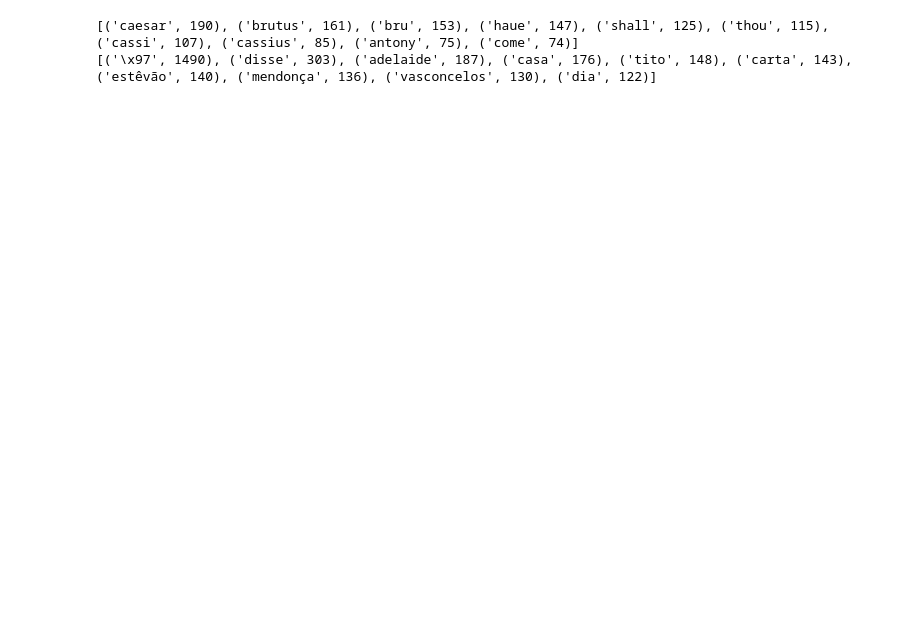
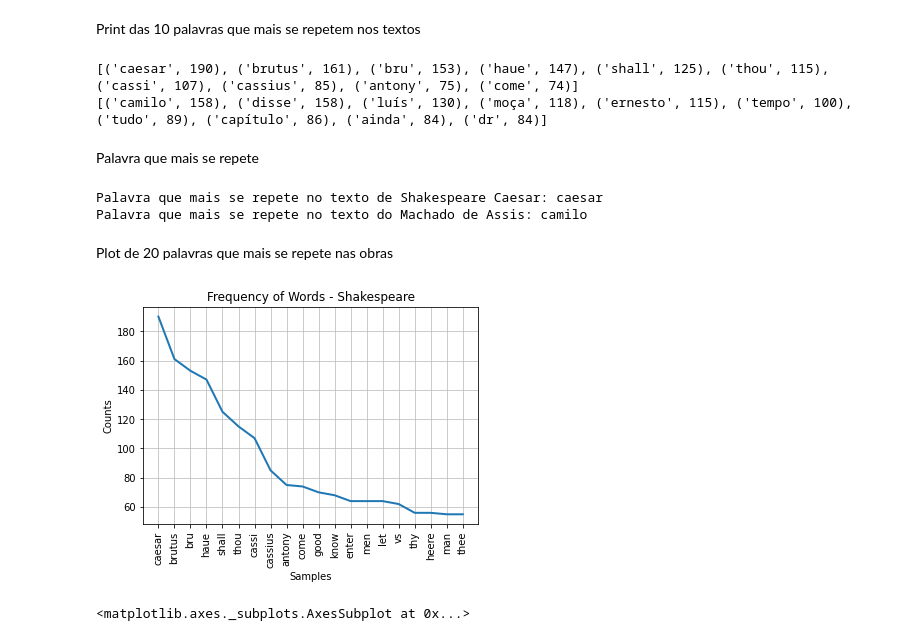
Before and after one commit to Wiryco/Natural-Language-Analysis-And-Processing, a Jupyter notebook: natural_language_analysis_and_processin.ipynb, the cells around one changed output. Drawn from its saved outputs; the diff is of its cells as text; code cells hidden in the pictures; blank space fills up the shorter version.

```diff
--- a/natural_language_analysis_and_processin.ipynb
+++ b/natural_language_analysis_and_processin.ipynb
@@ -33,8 +29,9 @@ def processing_text(str_text, _stopwords):
   for i in string.punctuation:
     str_text = str_text.lower().replace(i, '')
 
-  text_format = str_text.replace('\n', ' ').split(' ')
+    text_format = str_text.replace('\n', ' ').replace('\x97', '').split(' ')
+    #text_format = str_text.split(' ')
 
-  no_stopwords = [words for words in text_format if words not in _stopwords]
+    no_stopwords = [words for words in text_format if words not in _stopwords]
 
-  return(' '.join(no_stopwords))
+    return(' '.join(no_stopwords))
@@ -41,6 +40,6 @@ def processing_text(str_text, _stopwords):
 # %%
 shakespeare_caesar = nltk.corpus.gutenberg.raw('shakespeare-caesar.txt')
-obra_machado = nltk.corpus.machado.raw('contos/macn001.txt')
+obra_machado = nltk.corpus.machado.raw('contos/macn002.txt')
 
 sc_format = processing_text(shakespeare_caesar, english_stopwords)
 
@@ -52,13 +51,26 @@ tokens_om = nltk.tokenize.word_tokenize(om_format)
 
 prob_shakespeare = nltk.probability.FreqDist(tokens_sc)
 prob_machado = nltk.probability.FreqDist(tokens_om)
-
-print(prob_shakespeare.most_common(10))
-print(prob_machado.most_common(10))
-
-# Erro palavras \x97 - Verificar
-
-# print(tokens_om)
-# %% [output]
-[('caesar', 190), ('brutus', 161), ('bru', 153), ('haue', 147), ('shall', 125), ('thou', 115), ('cassi', 107), ('cassius', 85), ('antony', 75), ('come', 74)]
-[('\x97', 1490), ('disse', 303), ('adelaide', 187), ('casa', 176), ('tito', 148), ('carta', 143), ('estêvão', 140), ('mendonça', 136), ('vasconcelos', 130), ('dia', 122)]
+# %% [markdown]
+Print das 10 palavras que mais se repetem nos textos
+# %%
+print(prob_shakespeare.most_common(10))
+print(prob_machado.most_common(10))
+# %% [output]
+[('caesar', 190), ('brutus', 161), ('bru', 153), ('haue', 147), ('shall', 125), ('thou', 115), ('cassi', 107), ('cassius', 85), ('antony', 75), ('come', 74)]
+[('camilo', 158), ('disse', 158), ('luís', 130), ('moça', 118), ('ernesto', 115), ('tempo', 100), ('tudo', 89), ('capítulo', 86), ('ainda', 84), ('dr', 84)]
+# %% [markdown]
+Palavra que mais se repete
+# %%
+print('Palavra que mais se repete no texto de Shakespeare Caesar: ' + prob_shakespeare.max())
+print('Palavra que mais se repete no texto do Machado de Assis: ' + prob_machado.max())
+# %% [output]
+Palavra que mais se repete no texto de Shakespeare Caesar: caesar
+Palavra que mais se repete no texto do Machado de Assis: camilo
+# %% [markdown]
+Plot de 20 palavras que mais se repete nas obras
+# %%
+prob_shakespeare.plot(20, title='Frequency of Words - Shakespeare')
+# %% [output]
+[figure, added]
+<matplotlib.axes._subplots.AxesSubplot at 0x...>
```
Also changed, not shown: parts of 18 cells of this notebook.
